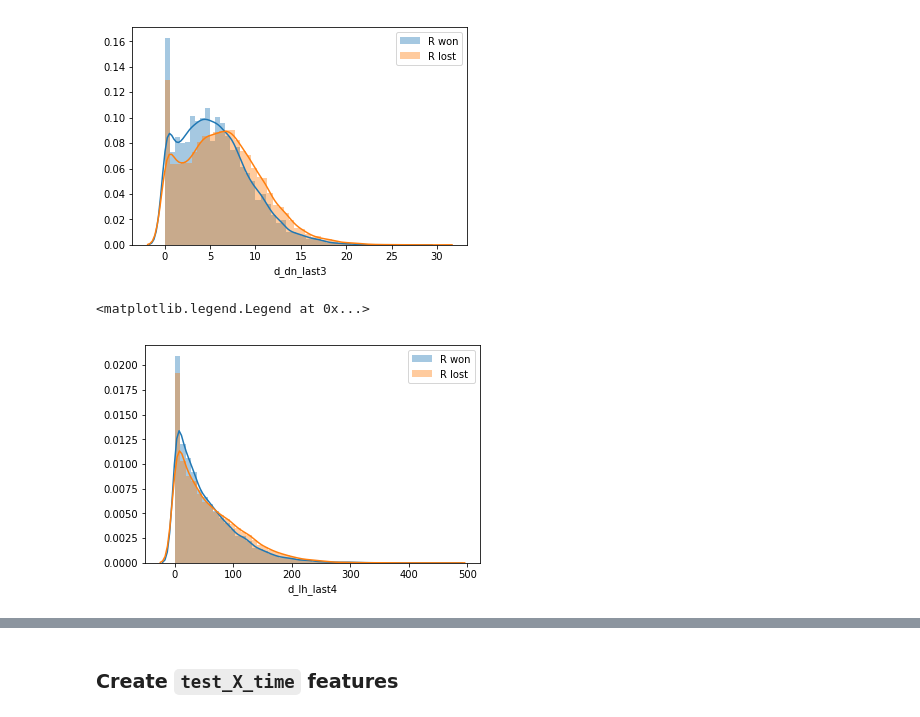
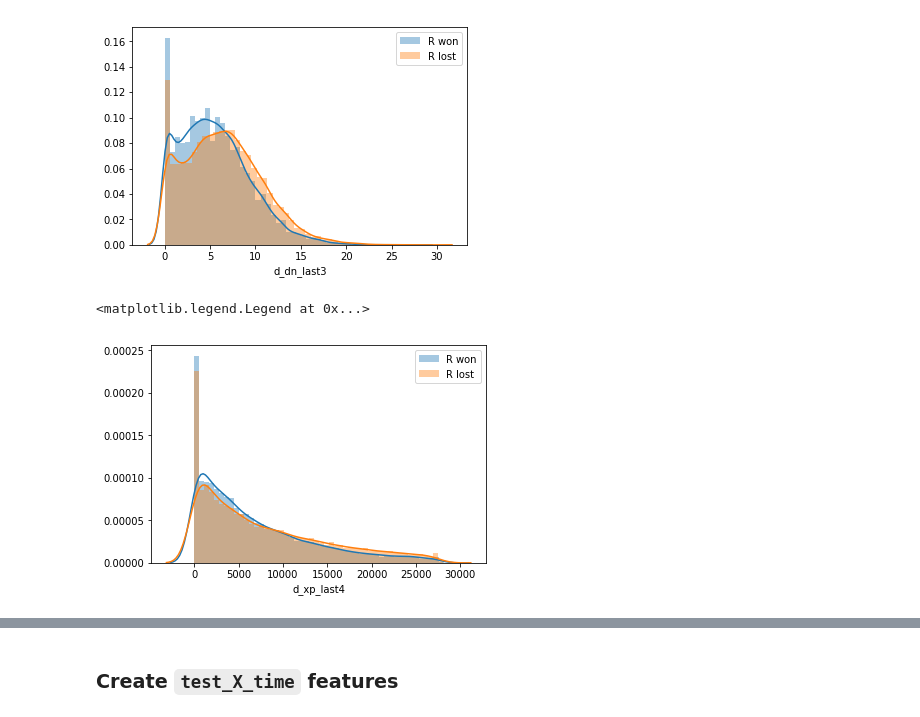
Before and after one commit to tankonst/game_winner_binary_classifier, a Jupyter notebook: Post_Pipeline_EDA_FE_cleaned-time_features.ipynb, the cells around one changed output, grey strips where cells are left out. Drawn from its saved outputs; the diff is of its cells as text; code cells hidden in the pictures.

```diff
--- a/Post_Pipeline_EDA_FE_cleaned-time_features.ipynb
+++ b/Post_Pipeline_EDA_FE_cleaned-time_features.ipynb
@@ -1429,11 +1429,11 @@ full_time = train_X_time.merge(pd.DataFrame(y),how='outer',left_index=True,right
 # %%
 full_time_rwin = full_time[full_time['radiant_win']==True]
 full_time_rlose = full_time[full_time['radiant_win']==False]
 
-sns.distplot(full_time_rwin['d_lh_last4'], bins=50, label='R won')
-sns.distplot(full_time_rlose['d_lh_last4'], bins=50, label='R lost')
+sns.distplot(full_time_rwin['d_xp_last4'], bins=50, label='R won')
+sns.distplot(full_time_rlose['d_xp_last4'], bins=50, label='R lost')
 #plt.xlim(1900, 2020)
 plt.legend()
 # %% [output]
 <matplotlib.legend.Legend at 0x...>
-[figure, old version]
+[figure, new version]
```
Also changed, not shown: parts of 9 cells of this notebook, 3 other files.
